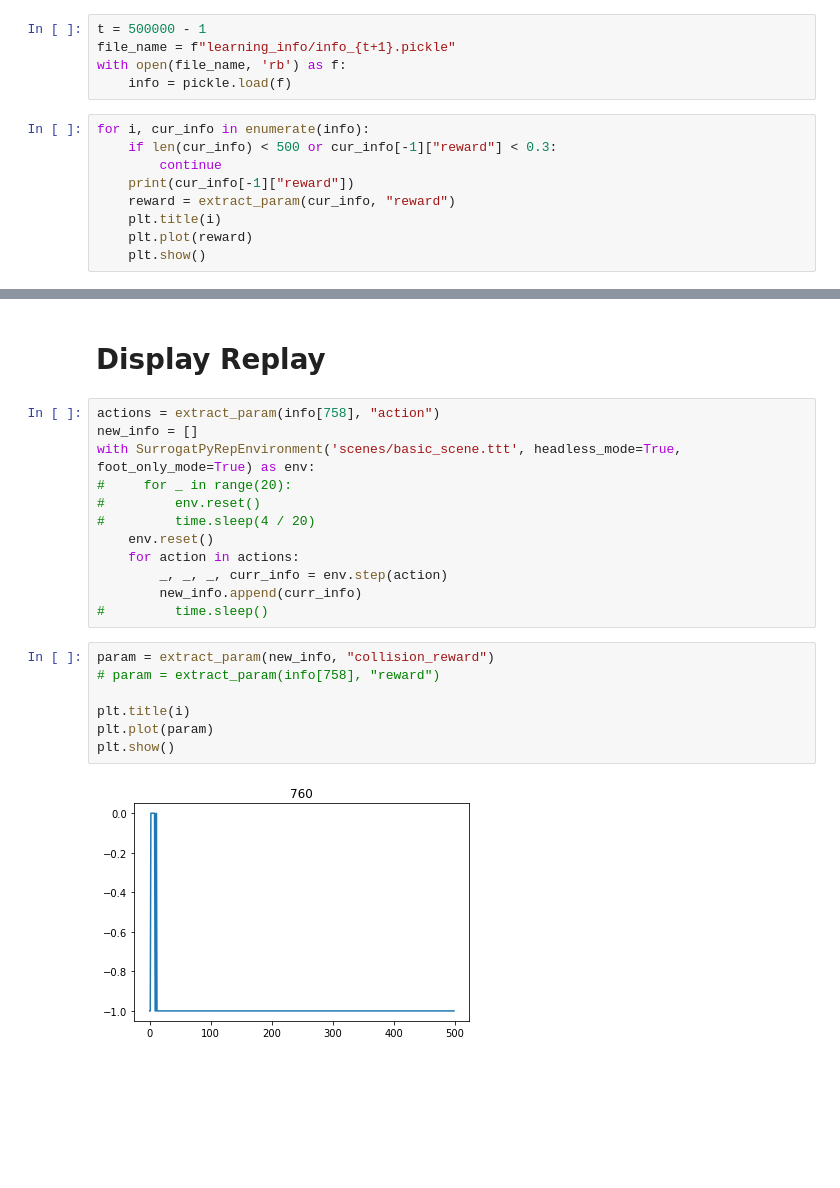
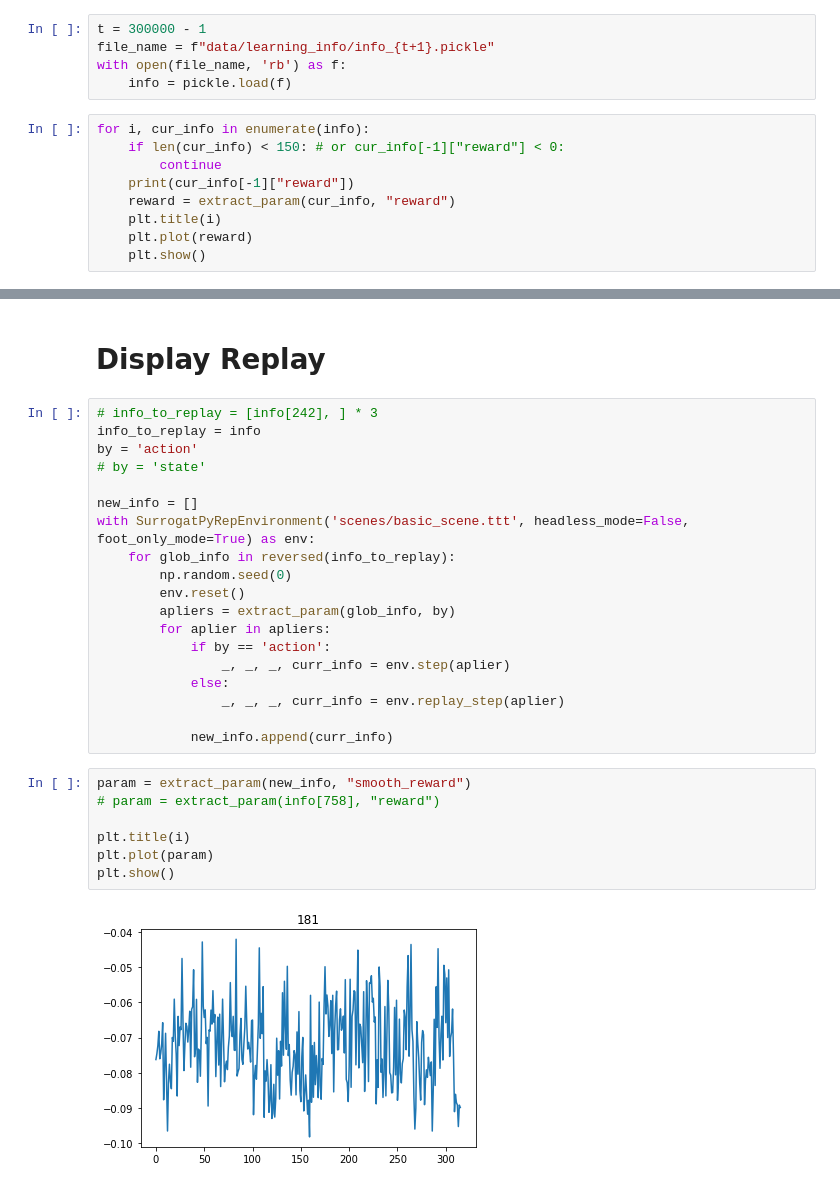
Before and after one commit to alex-kozinov/Dissertation, a Jupyter notebook: sources/analyse_tqc_learning_info.ipynb, the cells around one changed output, grey strips where cells are left out. Cells and saved outputs as stored; diff of their text form; blank space fills up the shorter version.

```diff
--- a/sources/analyse_tqc_learning_info.ipynb
+++ b/sources/analyse_tqc_learning_info.ipynb
@@ -27,13 +27,13 @@ def extract_param(info_log, param_name):
 
     return param
 # %%
-t = 500000 - 1
-file_name = f"learning_info/info_{t+1}.pickle"
+t = 300000 - 1
+file_name = f"data/learning_info/info_{t+1}.pickle"
 with open(file_name, 'rb') as f:
     info = pickle.load(f)
 # %%
 for i, cur_info in enumerate(info):
-    if len(cur_info) < 500 or cur_info[-1]["reward"] < 0.3:
+    if len(cur_info) < 150: # or cur_info[-1]["reward"] < 0:
         continue
     print(cur_info[-1]["reward"])
     reward = extract_param(cur_info, "reward")
@@ -70,23 +70,30 @@ plt.show()
 # %% [markdown]
 # Display Replay
 # %%
-actions = extract_param(info[758], "action")
+# info_to_replay = [info[242], ] * 3
+info_to_replay = info
+by = 'action'
+# by = 'state'
+
 new_info = []
-with SurrogatPyRepEnvironment('scenes/basic_scene.ttt', headless_mode=True, foot_only_mode=True) as env:
-#     for _ in range(20):
-#         env.reset()
-#         time.sleep(4 / 20)
-    env.reset()
-    for action in actions:
-        _, _, _, curr_info = env.step(action)
-        new_info.append(curr_info)
-#         time.sleep()
+with SurrogatPyRepEnvironment('scenes/basic_scene.ttt', headless_mode=False, foot_only_mode=True) as env:
+    for glob_info in reversed(info_to_replay):
+        np.random.seed(0)
+        env.reset()
+        apliers = extract_param(glob_info, by)
+        for aplier in apliers:
+            if by == 'action':
+                _, _, _, curr_info = env.step(aplier)
+            else:
+                _, _, _, curr_info = env.replay_step(aplier)
+
+            new_info.append(curr_info)
 # %%
-param = extract_param(new_info, "collision_reward")
+param = extract_param(new_info, "smooth_reward")
 # param = extract_param(info[758], "reward")
 
 plt.title(i)
 plt.plot(param)
 plt.show()
 # %% [output]
-[figure, old version]
+[figure, new version]
```
Also changed, not shown: parts of 4 cells of this notebook, 10 other files.
